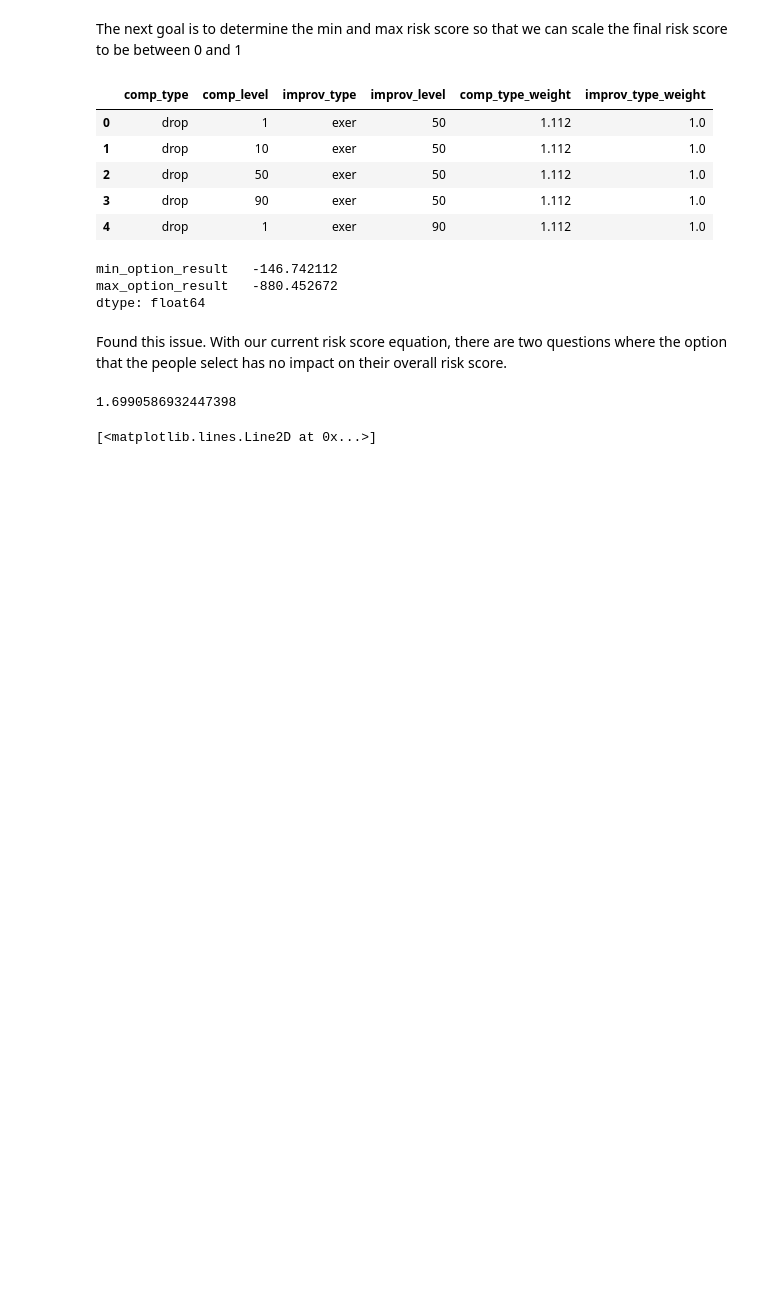
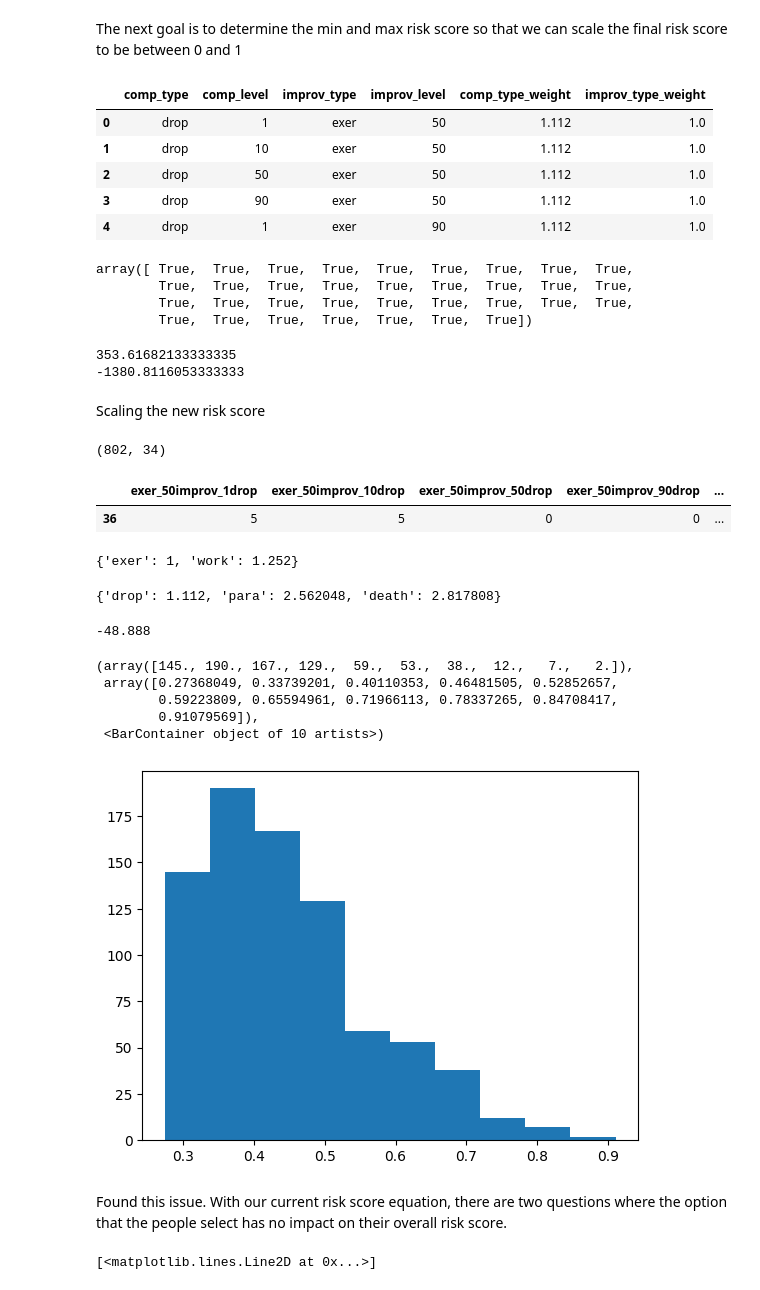
Before and after one commit to evanyfyip/vm-spinal-risk, a Jupyter notebook: vm-spinal-risk/notebooks/spinal_risk_calc.ipynb, the cells around one changed output. Drawn from its saved outputs; the diff is of its cells as text; code cells hidden in the pictures; blank space fills up the shorter version.

```diff
--- a/vm-spinal-risk/notebooks/spinal_risk_calc.ipynb
+++ b/vm-spinal-risk/notebooks/spinal_risk_calc.ipynb
@@ -133,6 +137,6 @@ for index, row in pat_res_risk.iterrows():
     spinal_risk_sum = 0
     for i in range(len(pat_res_risk.columns)):
         option = 6-row[i]
-        col_risk = (comp_type[i] * (comp_list[i]/option))  - (improv_type[i] * (improv_list[i]/option))
+        col_risk = (comp_type[i] * comp_list[i]  - improv_type[i] * improv_list[i]) / option
         spinal_risk_sum += col_risk
     spinal_risk_list.append(spinal_risk_sum)
@@ -206,19 +174,55 @@ all_combos_df.head()
 | 2 | drop | 50 | exer | 50 | 1.112 | 1.0 |
 | 3 | drop | 90 | exer | 50 | 1.112 | 1.0 |
 | 4 | drop | 1 | exer | 90 | 1.112 | 1.0 |
+# %%
+np.isclose(comp_type, all_combos_df['comp_type_weight'])
+np.isclose(improv_type, all_combos_df['improv_type_weight'])
+# %% [output]
+array([ True,  True,  True,  True,  True,  True,  True,  True,  True,
+        True,  True,  True,  True,  True,  True,  True,  True,  True,
+        True,  True,  True,  True,  True,  True,  True,  True,  True,
+        True,  True,  True,  True,  True,  True,  True])
 # %%
 df = all_combos_df.copy()
 df['comp_level'] = df['comp_level'].astype(float)
 df['improv_level'] = df['improv_level'].astype(float)
-df['multiplier'] = df['comp_type_weight'] * df['comp_level'] - df['improv_type_weight'] * df['improv_level']
+df['multiplier'] = (df['comp_type_weight'] * df['comp_level']) - (df['improv_type_weight'] * df['improv_level'])
 
 # Computing the min and max possible values for that question
-df['min_option_result'] = df['multiplier'] / 6
-df['max_option_result'] = df['multiplier'] / 1
+df['min_option_result'] = np.where(df['multiplier'] < 0, df['multiplier'] / 1, df['multiplier'] / 6)
+df['max_option_result'] = np.where(df['multiplier'] < 0, df['multiplier'] / 6, df['multiplier'] / 1)
 
 # Computing the overall max and min risk scores
-df[['min_option_result', 'max_option_result']].sum(axis=0)
+risk_max, risk_min = df[['min_option_result', 'max_option_result']].sum(axis=0).values
+print(risk_min)
+print(risk_max)
 # %% [output]
-min_option_result   -146.742112
-max_option_result   -880.452672
-dtype: float64
+353.61682133333335
+-1380.8116053333333
+# %% [markdown]
+Scaling the new risk score
+# %%
+# Performing min-max scaling
+spinal_risk_scores = np.array(spinal_risk_list)
+spinal_risk_scores_scaled = (spinal_risk_scores - risk_min) / (risk_max - risk_min)
+# %%
+pat_res_risk.shape
+# %% [output]
+(802, 34)
+# %%
+pat_res_risk[spinal_risk_scores < -1200]
+# %% [output]
+|  | exer_50improv_1drop | exer_50improv_10drop | exer_50improv_50drop | exer_50improv_90drop | ... |
+| 36 | 5 | 5 | 0 | 0 | ... |
+# %%
+improv_weights
+# %% [output]
+{'exer': 1, 'work': 1.252}
+# %%
+comp_weights
+# %% [output]
+{'drop': 1.112, 'para': 2.562048, 'death': 2.817808}
+# %%
+1.112 * 1 - 1 * 50
+# %% [output]
+-48.888
@@ -225,9 +237,14 @@ dtype: float64
+# %%
+plt.hist(spinal_risk_scores_scaled)
+# %% [output]
+(array([145., 190., 167., 129.,  59.,  53.,  38.,  12.,   7.,   2.]),
+ array([0.27368049, 0.33739201, 0.40110353, 0.46481505, 0.52852657,
+        0.59223809, 0.65594961, 0.71966113, 0.78337265, 0.84708417,
+        0.91079569]),
+ <BarContainer object of 10 artists>)
+[figure, added]
 # %% [markdown]
 Found this issue. With our current risk score equation, there are two questions where the option that the people select has no impact on their overall risk score.
-# %%
-np.mean([287/258, 80/35])
-# %% [output]
-1.6990586932447398
 # %%
 vals90 = np.array([529, 170, 53, 30, 13, 7])
 vals50 = np.array([427, 221, 101, 43, 8, 2])
```
Also changed, not shown: parts of 7 cells of this notebook, 1 other file.
